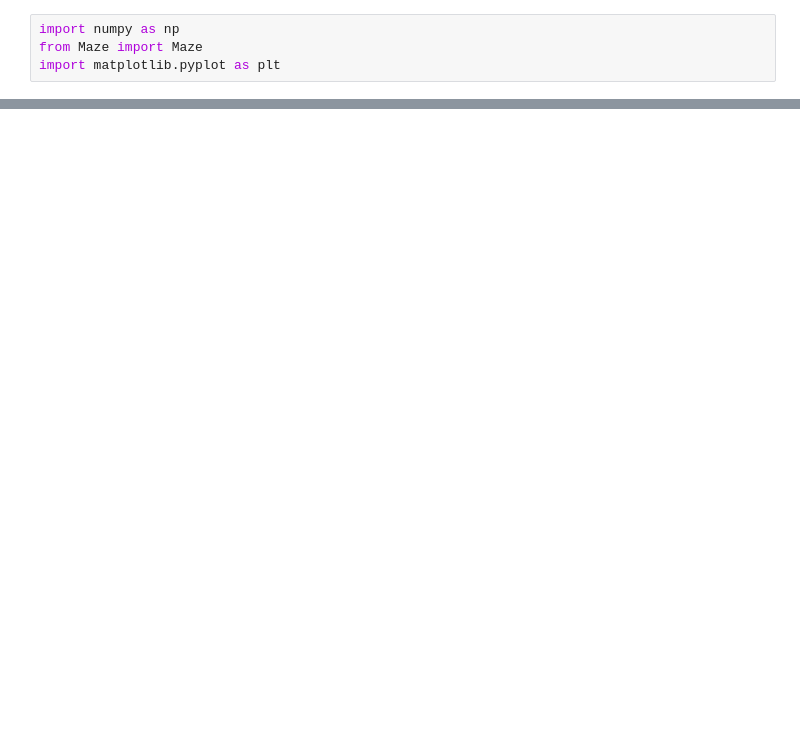
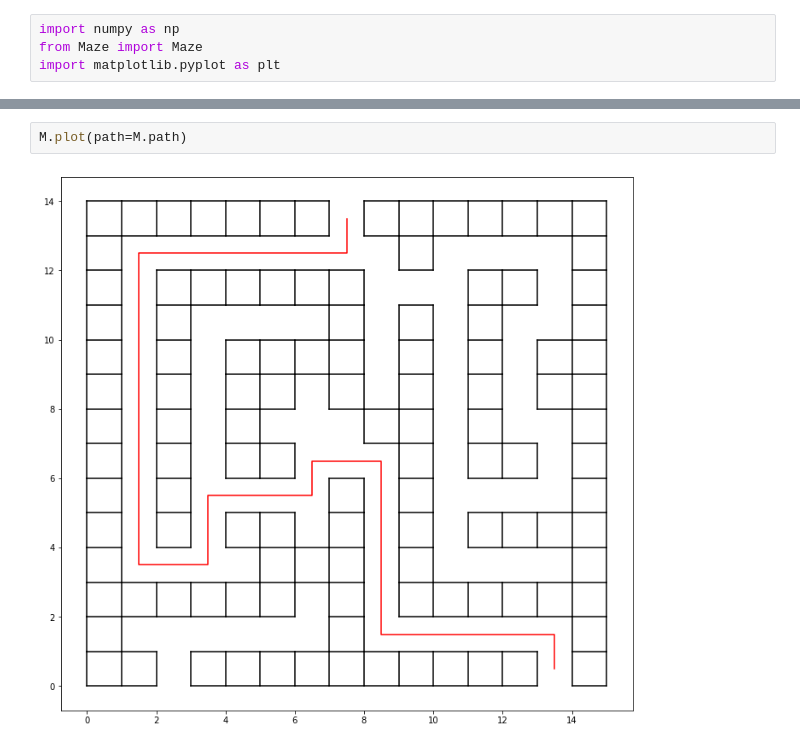
Before and after one commit to zachary-hawk/Maze_solve, a Jupyter notebook: maze_solver.ipynb, the cells around one changed output, grey strips where cells are left out. Cells and saved outputs as stored; diff of their text form; blank space fills up the shorter version.

```diff
--- a/maze_solver.ipynb
+++ b/maze_solver.ipynb
@@ -14,0 +29,4 @@ M.movie('test.mp4')
+# %%
+M.plot(path=M.path)
+# %% [output]
+[figure, added]
```
Also changed, not shown: parts of 8 cells of this notebook, 1 other file.
